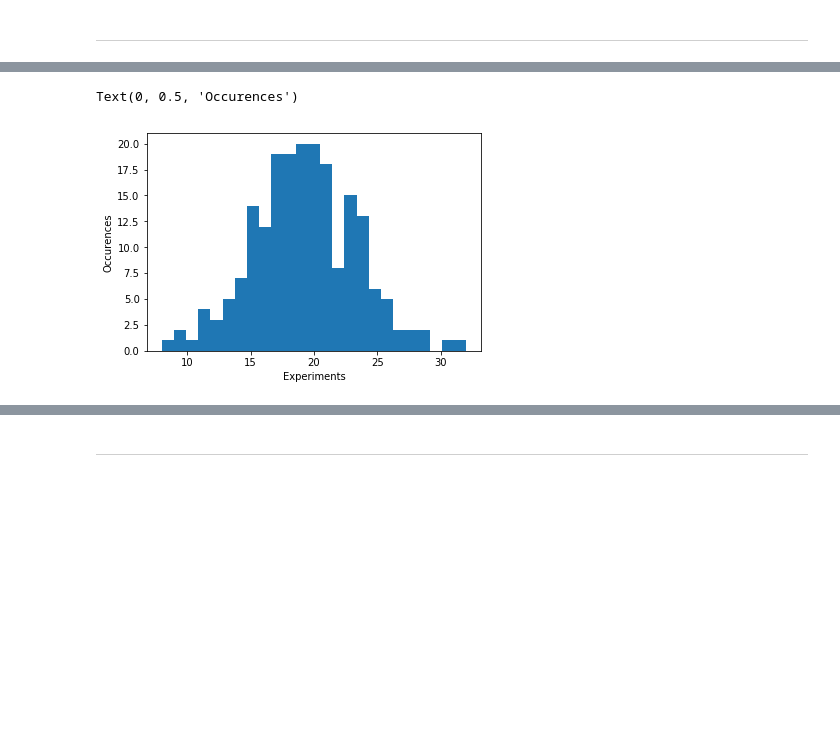
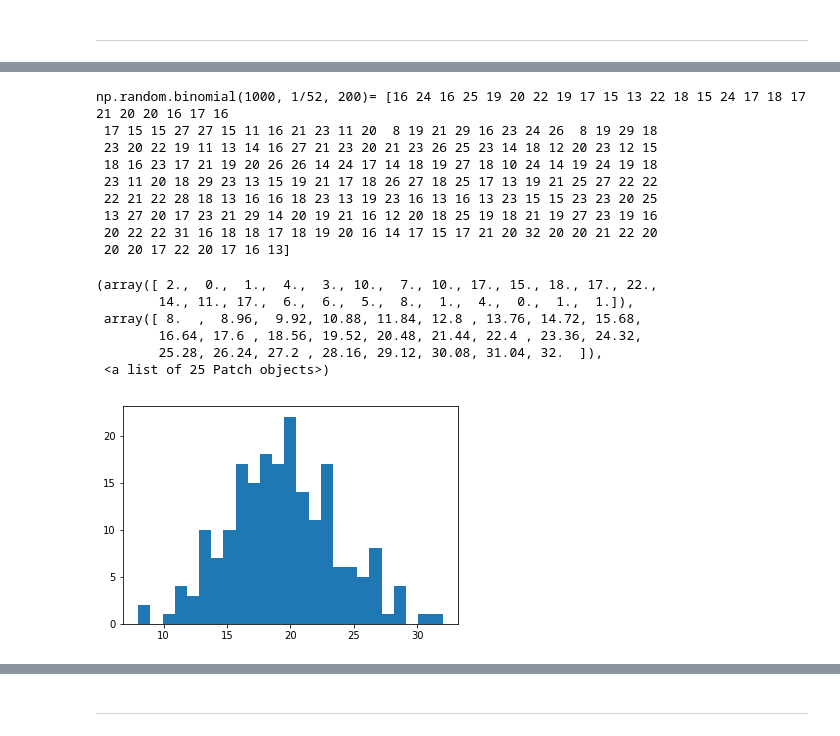
Before and after one commit to IanWafer/Programming-Assignment, a Jupyter notebook: numpy.random explained.ipynb, the cells around one changed output, grey strips where cells are left out. Cells and saved outputs as stored; diff of their text form; code cells hidden in the pictures; blank space fills up the shorter version.

```diff
--- a/numpy.random explained.ipynb
+++ b/numpy.random explained.ipynb
@@ -181,9 +206,22 @@ In the example below we can see the result of how many occurences of a single ca
 # %%
-a = np.random.binomial(1000, 1/52, 200) # The chance of drawing a single card from a deck run 1,000 times per experiment. Experiment to run 200 times.
-
-plt.hist(a, bins=25)
-plt.xlabel('Experiments')
-plt.ylabel('Occurences')
+np.random.seed(5)
+bino = np.random.binomial(1000, 1/52, 200) # The chance of drawing a single card from a deck run 1,000 times per experiment. Experiment to run 200 times.
+print("np.random.binomial(1000, 1/52, 200)=", bino)
+plt.hist(bino, bins=25)
 # %% [output]
-Text(0, 0.5, 'Occurences')
+np.random.binomial(1000, 1/52, 200)= [16 24 16 25 19 20 22 19 17 15 13 22 18 15 24 17 18 17 21 20 20 16 17 16
+ 17 15 15 27 27 15 11 16 21 23 11 20  8 19 21 29 16 23 24 26  8 19 29 18
+ 23 20 22 19 11 13 14 16 27 21 23 20 21 23 26 25 23 14 18 12 20 23 12 15
+ 18 16 23 17 21 19 20 26 26 14 24 17 14 18 19 27 18 10 24 14 19 24 19 18
+ 23 11 20 18 29 23 13 15 19 21 17 18 26 27 18 25 17 13 19 21 25 27 22 22
+ 22 21 22 28 18 13 16 16 18 23 13 19 23 16 13 16 13 23 15 15 23 23 20 25
+ 13 27 20 17 23 21 29 14 20 19 21 16 12 20 18 25 19 18 21 19 27 23 19 16
+ 20 22 22 31 16 18 18 17 18 19 20 16 14 17 15 17 21 20 32 20 20 21 22 20
+ 20 20 17 22 20 17 16 13]
+(array([ 2.,  0.,  1.,  4.,  3., 10.,  7., 10., 17., 15., 18., 17., 22.,
+        14., 11., 17.,  6.,  6.,  5.,  8.,  1.,  4.,  0.,  1.,  1.]),
+ array([ 8.  ,  8.96,  9.92, 10.88, 11.84, 12.8 , 13.76, 14.72, 15.68,
+        16.64, 17.6 , 18.56, 19.52, 20.48, 21.44, 22.4 , 23.36, 24.32,
+        25.28, 26.24, 27.2 , 28.16, 29.12, 30.08, 31.04, 32.  ]),
+ <a list of 25 Patch objects>)
-[figure, old version]
+[figure, new version]
```
Also changed, not shown: parts of 17 cells of this notebook, 7 other files.
